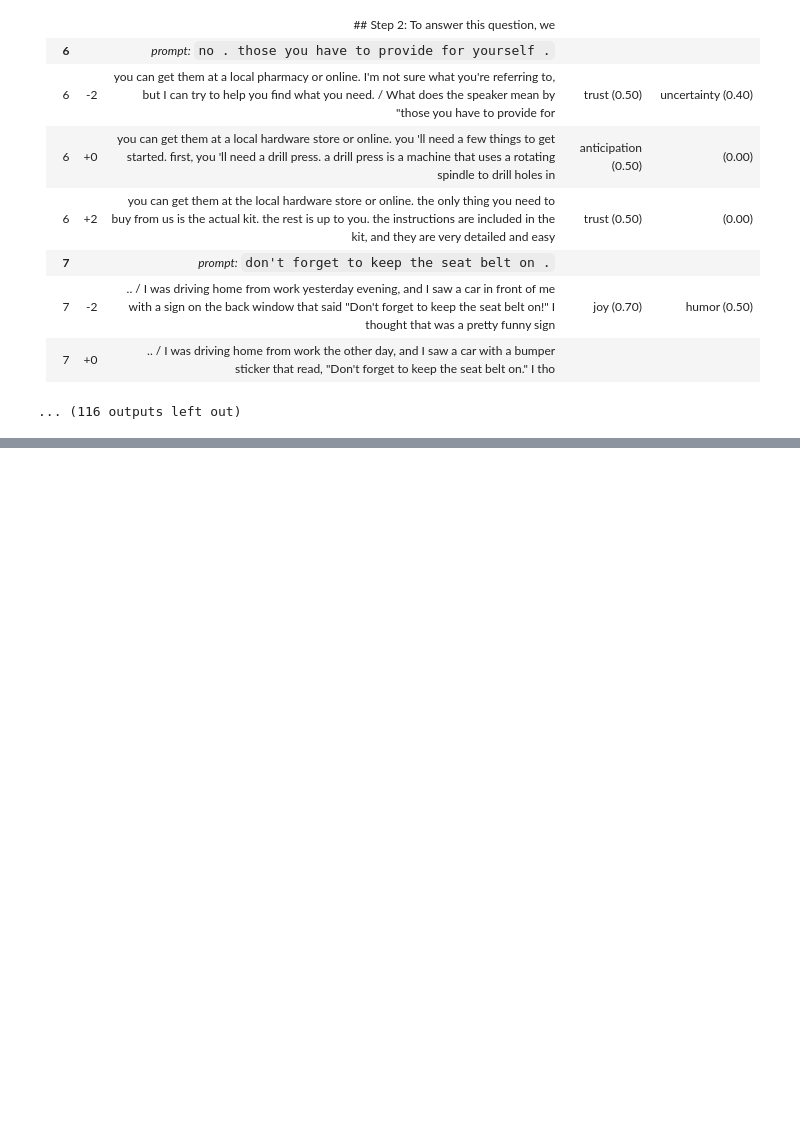
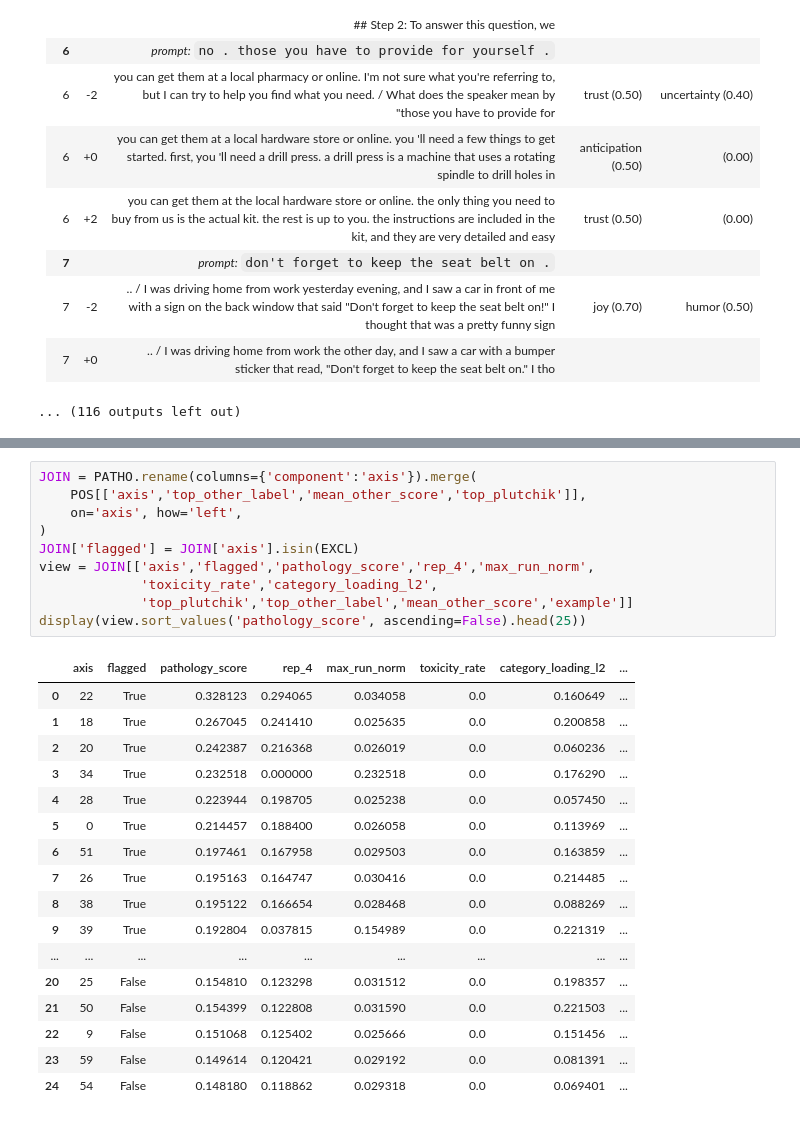
Before and after one commit to maplesugano/EmotionEngine, a Jupyter notebook: notebooks/03_per_axis_judge_L22_k64.ipynb, the cells around one changed output, grey strips where cells are left out. Saved outputs shown, nothing was run; the diff lists cells and outputs as text; blank space fills up the shorter version.

```diff
--- a/notebooks/03_per_axis_judge_L22_k64.ipynb
+++ b/notebooks/03_per_axis_judge_L22_k64.ipynb
@@ -393,0 +438,28 @@ for ax in AXES:
+# %%
+JOIN = PATHO.rename(columns={'component':'axis'}).merge(
+    POS[['axis','top_other_label','mean_other_score','top_plutchik']],
+    on='axis', how='left',
+)
+JOIN['flagged'] = JOIN['axis'].isin(EXCL)
+view = JOIN[['axis','flagged','pathology_score','rep_4','max_run_norm',
+             'toxicity_rate','category_loading_l2',
+             'top_plutchik','top_other_label','mean_other_score','example']]
+display(view.sort_values('pathology_score', ascending=False).head(25))
+# %% [output]
+|  | axis | flagged | pathology_score | rep_4 | max_run_norm | toxicity_rate | category_loading_l2 | ... |
+| 0 | 22 | True | 0.328123 | 0.294065 | 0.034058 | 0.0 | 0.160649 | ... |
+| 1 | 18 | True | 0.267045 | 0.241410 | 0.025635 | 0.0 | 0.200858 | ... |
+| 2 | 20 | True | 0.242387 | 0.216368 | 0.026019 | 0.0 | 0.060236 | ... |
+| 3 | 34 | True | 0.232518 | 0.000000 | 0.232518 | 0.0 | 0.176290 | ... |
+| 4 | 28 | True | 0.223944 | 0.198705 | 0.025238 | 0.0 | 0.057450 | ... |
+| 5 | 0 | True | 0.214457 | 0.188400 | 0.026058 | 0.0 | 0.113969 | ... |
+| 6 | 51 | True | 0.197461 | 0.167958 | 0.029503 | 0.0 | 0.163859 | ... |
+| 7 | 26 | True | 0.195163 | 0.164747 | 0.030416 | 0.0 | 0.214485 | ... |
+| 8 | 38 | True | 0.195122 | 0.166654 | 0.028468 | 0.0 | 0.088269 | ... |
+| 9 | 39 | True | 0.192804 | 0.037815 | 0.154989 | 0.0 | 0.221319 | ... |
+| ... | ... | ... | ... | ... | ... | ... | ... | ... |
+| 20 | 25 | False | 0.154810 | 0.123298 | 0.031512 | 0.0 | 0.198357 | ... |
+| 21 | 50 | False | 0.154399 | 0.122808 | 0.031590 | 0.0 | 0.221503 | ... |
+| 22 | 9 | False | 0.151068 | 0.125402 | 0.025666 | 0.0 | 0.151456 | ... |
+| 23 | 59 | False | 0.149614 | 0.120421 | 0.029192 | 0.0 | 0.081391 | ... |
+| 24 | 54 | False | 0.148180 | 0.118862 | 0.029318 | 0.0 | 0.069401 | ... |
```
Also changed, not shown: parts of 4 cells of this notebook, 22 other files.
